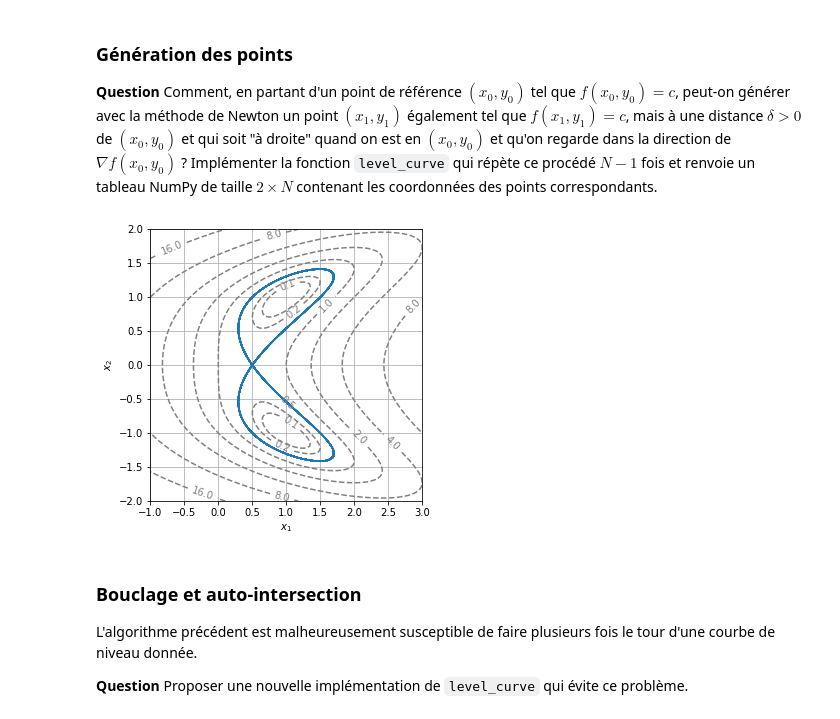
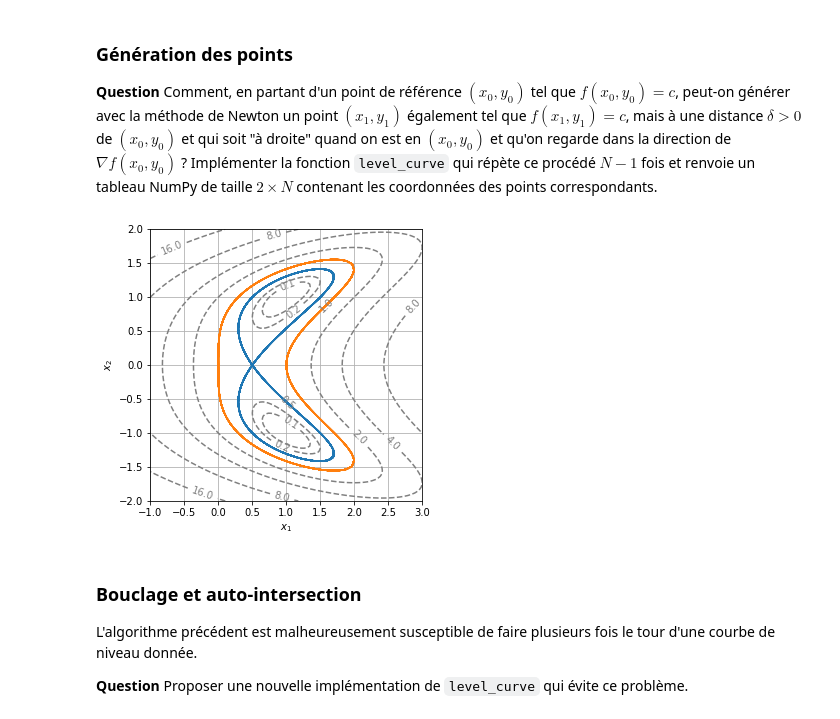
Before and after one commit to LeRoiBoloss/Projet-numerique-Maths, a Jupyter notebook: Projet numérique - Calcul différentiel.ipynb, the cells around one changed output. Saved outputs shown, nothing was run; the diff lists cells and outputs as text; code cells hidden in the pictures.

```diff
--- a/Projet numérique - Calcul différentiel.ipynb
+++ b/Projet numérique - Calcul différentiel.ipynb
@@ -203,21 +203,28 @@ Newton(newf1, 0.8, 0.8)
 **Question** Comment, en partant d'un point de référence $(x_0, y_0)$ tel que $f(x_0, y_0)=c$, peut-on générer avec la méthode de Newton un point $(x_1, y_1)$ également tel que $f(x_1, y_1) = c$, mais à une distance $\delta > 0$ de $(x_0, y_0)$ et qui soit "à droite" quand on est en $(x_0, y_0)$ et qu'on regarde dans la direction de $\nabla f(x_0, y_0)$ ? Implémenter la fonction `level_curve` qui répète ce procédé $N-1$ fois et renvoie un tableau NumPy de taille $2 \times N$ contenant les coordonnées des points correspondants.
 # %%
 def dist(a,b):
+    """
+    retourne la distance entre les points a et b
+    """
     x,y = a
     c,d = b
     return np.sqrt((x-c)**2+(y-d)**2)
 
-def fcercle(f, delta, x0, y0,c): #on y applique Newton pour etre à delta du point précèdent en restant à la bonne ligne de niveau
+def fcercle(f, delta, x0, y0,c):
+    """
+    On y applique Newton pour etre à delta du point précèdent en restant à la bonne ligne de niveau
+    """
     def fc(x,y):
         return np.array([f(x,y)-c,dist((x,y),(x0,y0))-delta])
     return fc
 
-def ortho(vec): #vecteur orthogonal normalisé
+def ortho(vec):
+    """
+    vecteur orthogonal normalisé à droite
+    """
     a,b = vec
-    if a != 0:
-        return np.array([-(b/a),1])/(np.sqrt((b/a)**2+1))
-    else:
-        return np.array([1,0])
+    return np.dot(np.array([[0,1],
+                           [-1,0]]),vec.T).T/np.sqrt(a*a+b*b)
 
 
 def level_curve(f, x0, y0, delta=0.1, N=1000, eps=eps):
@@ -232,9 +239,9 @@ def level_curve(f, x0, y0, delta=0.1, N=1000, eps=eps):
         gradient = grad_f(x0,y0)
         orth = ortho(gradient)*delta
 
-        #On veut aller dans une direction perpendiculaire au gradient
+        #On va dans la direction à droite du gradient
         x,y = (x0,y0)+orth
-        #On veut s'éloiogner du point précedent en choisissant le coté qui lui est opposé
+        #pour f2 et 0.5, ca bloque au milieu et on peut l'empecher grace à ça; la direction initial reste vers la droite du premier gradient
         if i>=1 and dist(A[:,i-1],(x,y)) < delta*np.sqrt(2):
             x,y = (x0,y0)-orth
 
@@ -246,22 +253,28 @@ def level_curve(f, x0, y0, delta=0.1, N=1000, eps=eps):
 # %%
 #Pour test la fonction
 
-def newf2(x,y):
-    return( np.array( [ f2(x,y)-0.5 , x-y ]) )
+def newf2(c):
+    def f(x,y):
+        return( np.array( [ f2(x,y)-c , x-y ]) )
+    return f
 
 display_contour(
     f2,
     x=np.linspace(-1.0, 3.0, 100),
     y=np.linspace(-2.0, 2.0, 100),
     levels=[2**i for i in range(-3, 8)] # levels: [0.125, 0.25, ..., 64, 128]
 )
 
-x0,y0 = Newton(newf2,1.0,-0.5)
-courbe = level_curve(f2,x0,y0)
+x0,y0 = Newton(newf2(0.5),1.0,-0.5)
+courbe05 = level_curve(f2,x0,y0)
 
-plt.plot(courbe[0,:],courbe[1,:]);
+x0,y0 = Newton(newf2(1),1.0,-0.5)
+courbe1 = level_curve(f2,x0,y0)
+
+plt.plot(courbe05[0,:],courbe05[1,:])
+plt.plot(courbe1[0,:],courbe1[1,:]);
 # %% [output]
-[figure, old version]
+[figure, new version]
 # %% [markdown]
 ### Bouclage et auto-intersection
 
```
Also changed, not shown: parts of 12 cells of this notebook.
